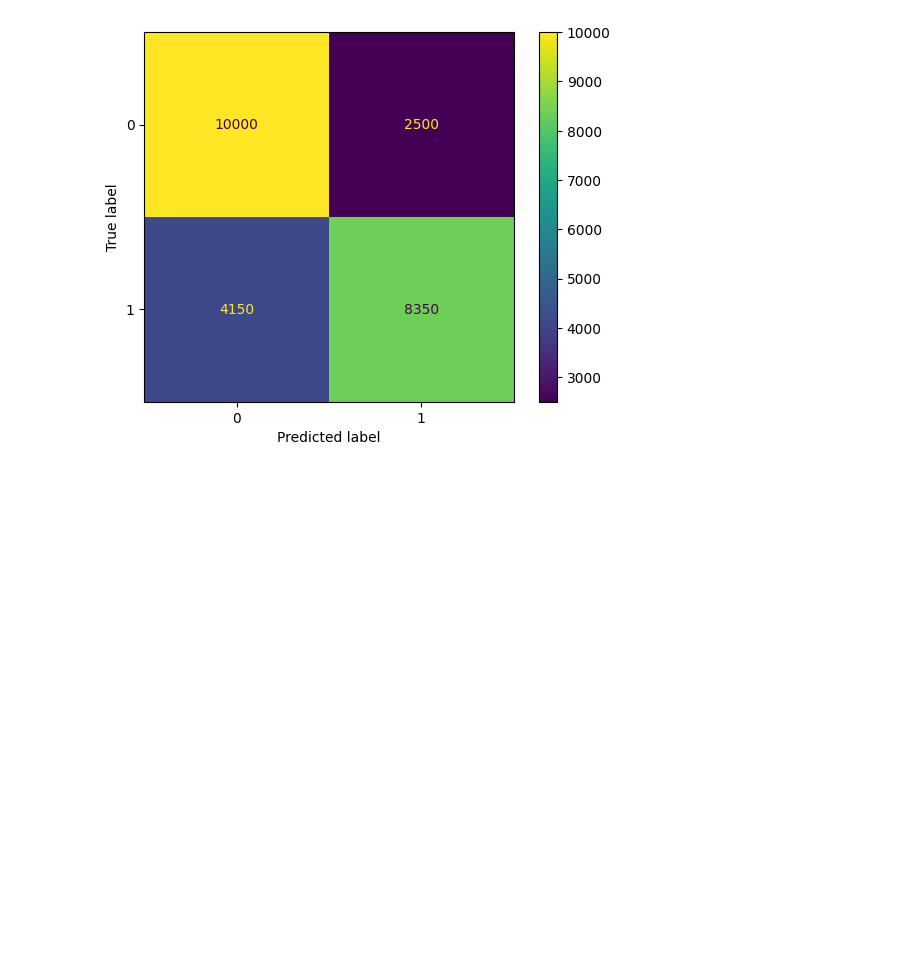
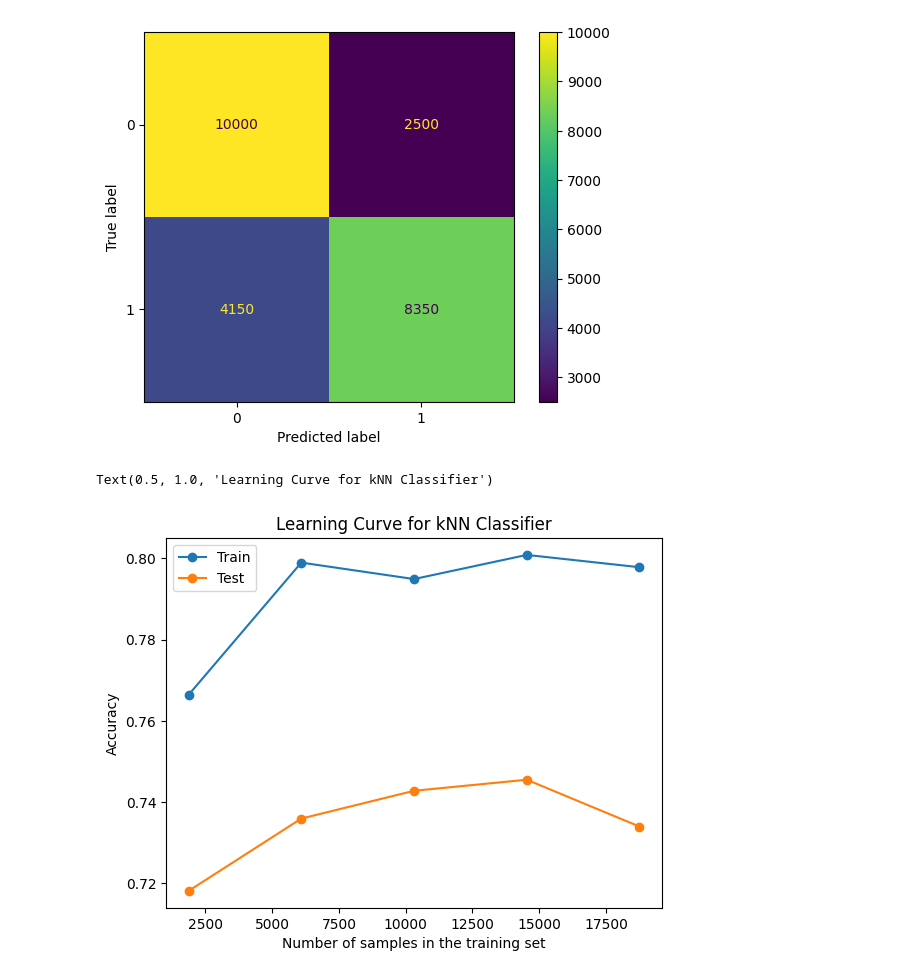
Before and after one commit to codyh587/compsci-178, a Jupyter notebook: knn.ipynb, the cells around one changed output. Cells and saved outputs as stored; diff of their text form; code cells hidden in the pictures; blank space fills up the shorter version.

Commit message:
learning curves for knn and logistic regression

```diff
--- a/knn.ipynb
+++ b/knn.ipynb
@@ -81,3 +79,25 @@ Test Accuracy of best kNN classifier: 73.40%
 cf_display = ConfusionMatrixDisplay.from_estimator(clf, test_X, test_y, values_format='d')
 # %% [output]
 [figure]
+# %%
+X_combined = sparse.vstack([train_X, test_X])
+y_combined = np.concatenate([train_y, test_y])
+
+test_fold = np.zeros(train_y.shape[0] + test_y.shape[0])
+test_fold[:train_y.shape[0]] = -1
+
+common_params = {
+    "X": X_combined,
+    "y": y_combined,
+    "cv": PredefinedSplit(test_fold),
+    "score_type": "both",
+    "n_jobs": -1,
+    "line_kw": {"marker": "o"},
+    "std_display_style": "fill_between",
+    "score_name": "Accuracy",
+}
+
+LearningCurveDisplay.from_estimator(clf, **common_params).ax_.set_title("Learning Curve for kNN Classifier")
+# %% [output]
+Text(0.5, 1.0, 'Learning Curve for kNN Classifier')
+[figure, added]
```
Also changed, not shown: parts of 2 cells of this notebook, 1 other file.
